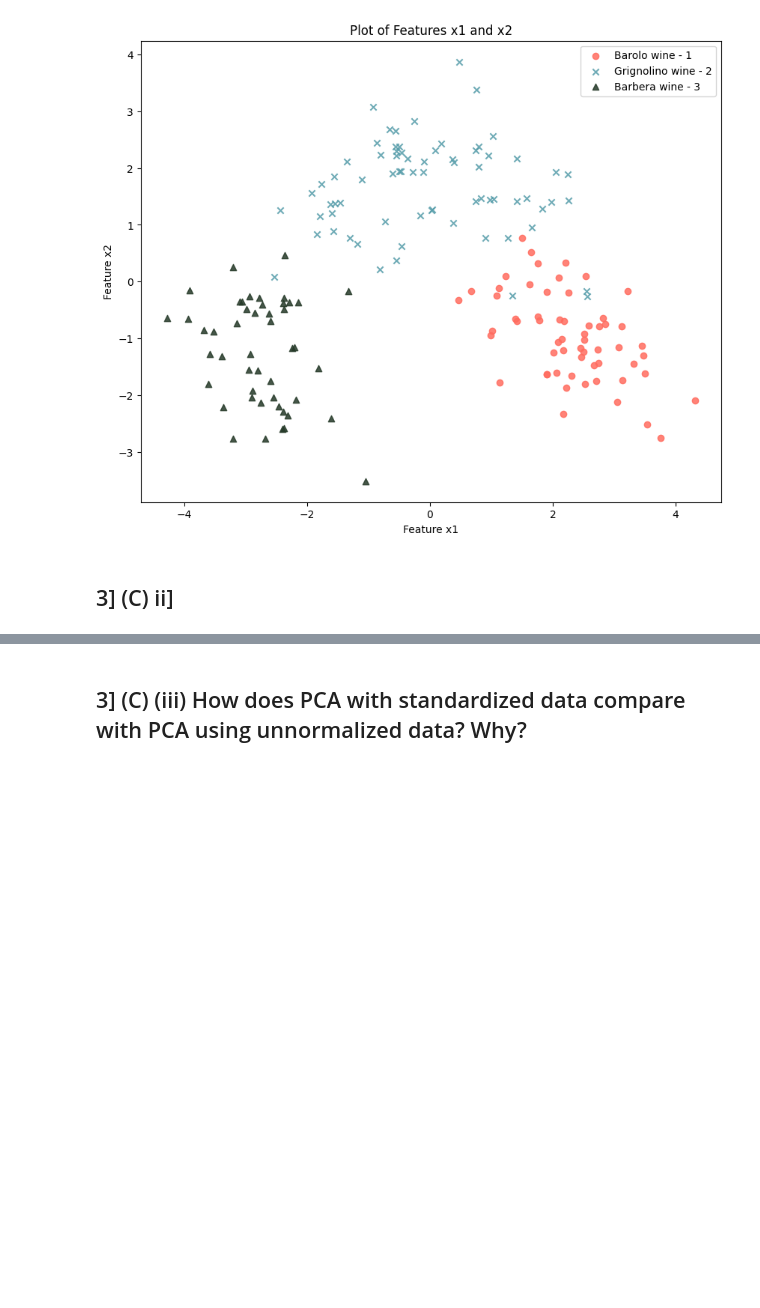
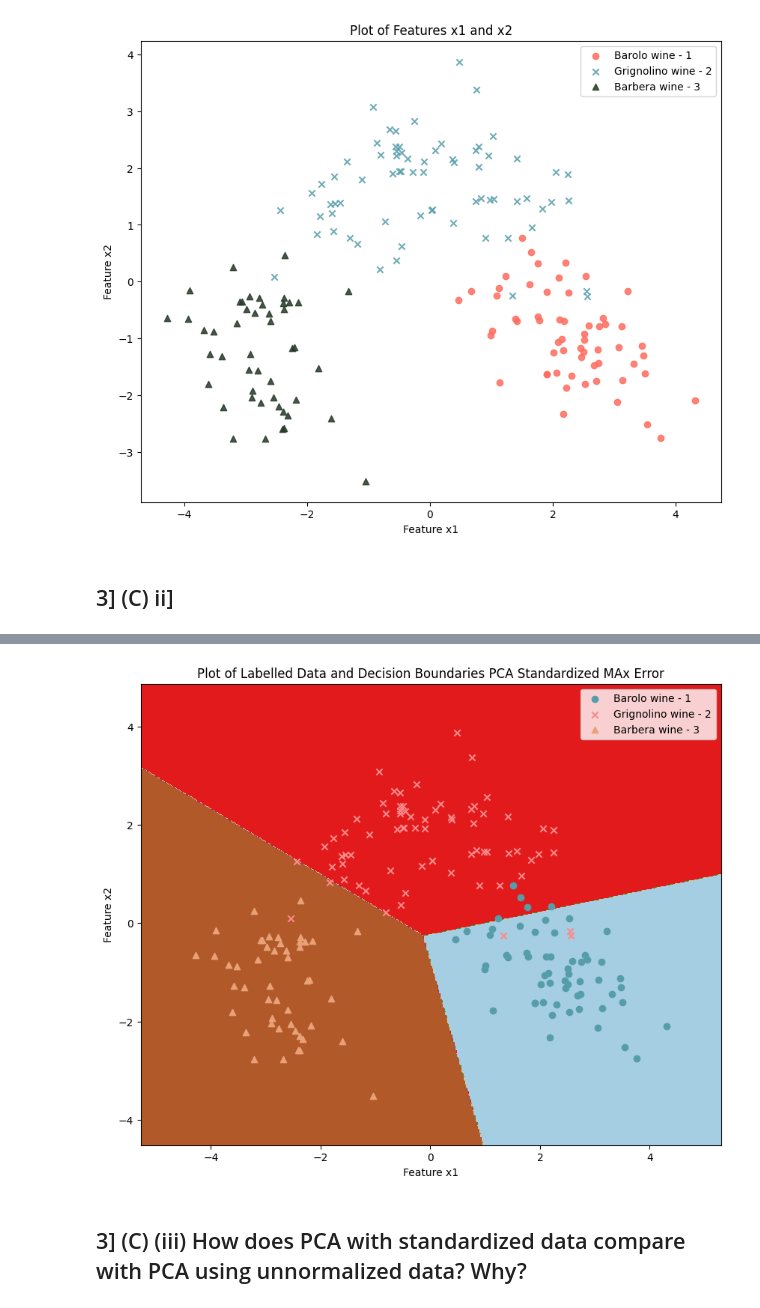
Before and after one commit to SudeshKumarSK/ee559-mlOne, a Jupyter notebook: HW-8/HW_Eight_3bc.ipynb, the cells around one changed output, grey strips where cells are left out. Drawn from its saved outputs; the diff is of its cells as text; code cells hidden in the pictures; blank space fills up the shorter version.

```diff
--- a/HW-8/HW_Eight_3bc.ipynb
+++ b/HW-8/HW_Eight_3bc.ipynb
@@ -138,4 +138,6 @@ engine.plotDecisionBoundary_MCP(X_train_PCA_std[:, 0], X_train_PCA_std[:, 1], Y_
 # %%
-engine.plotDecisionBoundary_MCP(X_train_PCA[:, 0], X_train_PCA[:, 1], Y_train, model_max_CER, "Plot of Labelled Data and Decision Boundaries PCA Standardized MAx Error", position="upper right", h = 0.02)
+engine.plotDecisionBoundary_MCP(X_train_PCA_std[:, 0], X_train_PCA_std[:, 1], Y_train, model_max_CER, "Plot of Labelled Data and Decision Boundaries PCA Standardized MAx Error", position="upper right", h = 0.02)
+# %% [output]
+[figure, added]
 # %% [markdown]
 ## 3] (C) (iii) How does PCA with standardized data compare with PCA using unnormalized data? Why?
```
Also changed, not shown: parts of 5 cells of this notebook.
